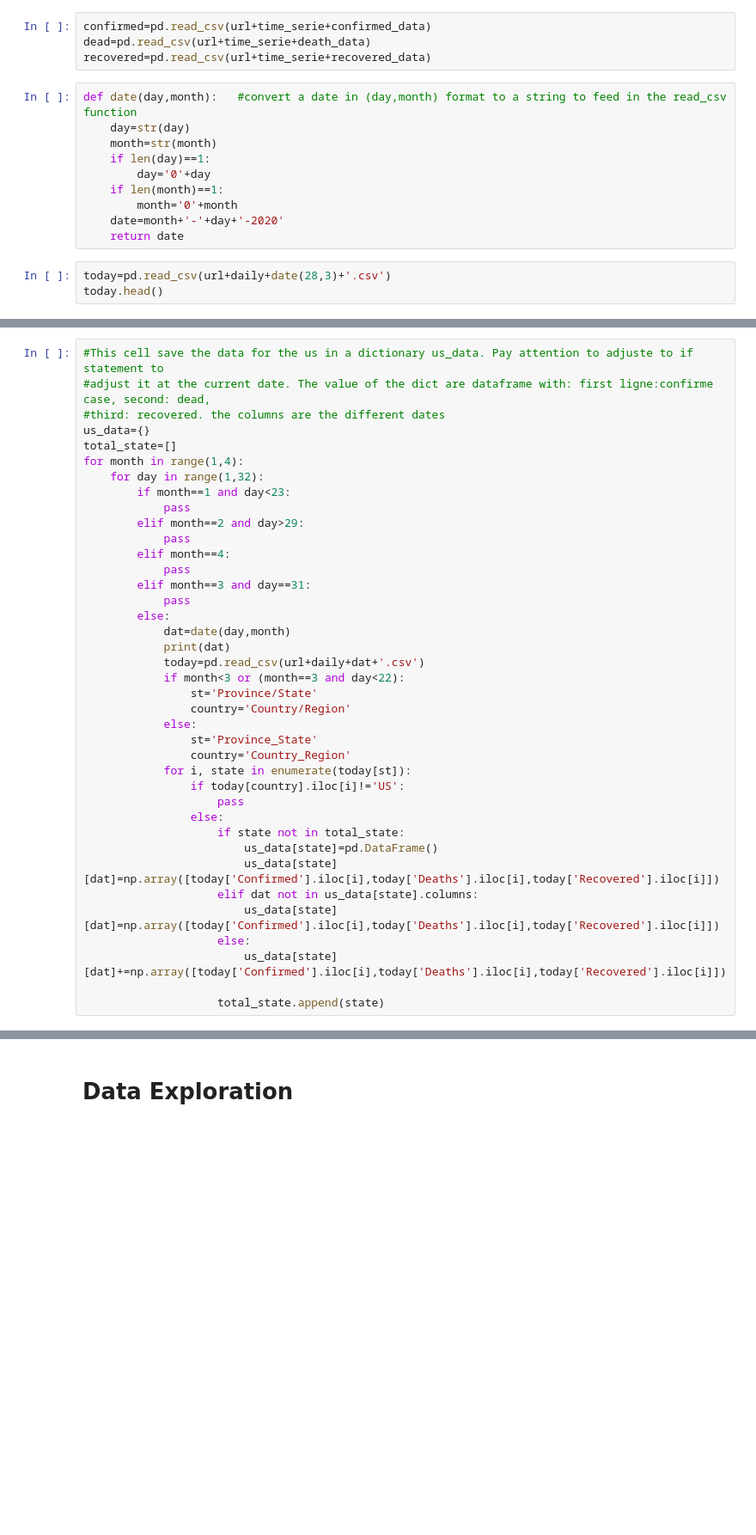
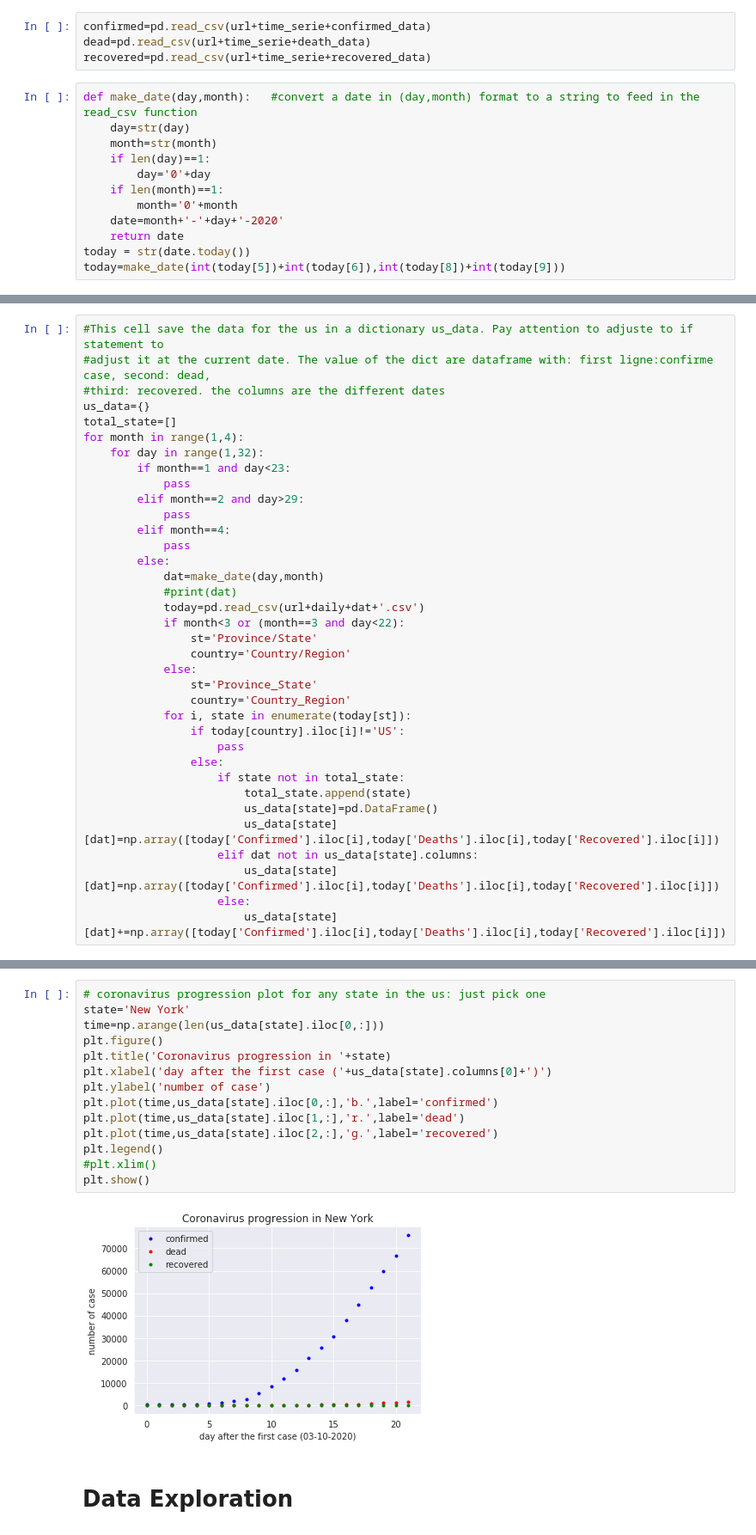
Before and after one commit to orielkiss/covid19, a Jupyter notebook: Covid_Data_Exploration.ipynb, the cells around one changed output, grey strips where cells are left out. Shown at 86% size. Saved outputs shown, nothing was run; the diff lists cells and outputs as text; blank space fills up the shorter version.

```diff
--- a/Covid_Data_Exploration.ipynb
+++ b/Covid_Data_Exploration.ipynb
@@ -21,7 +22,7 @@ confirmed=pd.read_csv(url+time_serie+confirmed_data)
 dead=pd.read_csv(url+time_serie+death_data)
 recovered=pd.read_csv(url+time_serie+recovered_data)
 # %%
-def date(day,month):   #convert a date in (day,month) format to a string to feed in the read_csv function
+def make_date(day,month):   #convert a date in (day,month) format to a string to feed in the read_csv function
     day=str(day)
     month=str(month)
     if len(day)==1:
@@ -30,6 +31,5 @@ def date(day,month):   #convert a date in (day,month) format to a string to feed
         month='0'+month
     date=month+'-'+day+'-2020'
     return date
+today = str(date.today())
+today=make_date(int(today[5])+int(today[6]),int(today[8])+int(today[9]))
-# %%
-today=pd.read_csv(url+daily+date(28,3)+'.csv')
-today.head()
@@ -54,11 +47,9 @@ for month in range(1,4):
             pass
         elif month==4:
             pass
-        elif month==3 and day==31:
-            pass
         else:
-            dat=date(day,month)
-            print(dat)
+            dat=make_date(day,month)
+            #print(dat)
             today=pd.read_csv(url+daily+dat+'.csv')
             if month<3 or (month==3 and day<22):
                 st='Province/State'
@@ -71,11 +62,10 @@ for month in range(1,4):
                     pass
                 else:
                     if state not in total_state:
+                        total_state.append(state)
                         us_data[state]=pd.DataFrame()
                         us_data[state][dat]=np.array([today['Confirmed'].iloc[i],today['Deaths'].iloc[i],today['Recovered'].iloc[i]])
                     elif dat not in us_data[state].columns:
                         us_data[state][dat]=np.array([today['Confirmed'].iloc[i],today['Deaths'].iloc[i],today['Recovered'].iloc[i]])
                     else:
                         us_data[state][dat]+=np.array([today['Confirmed'].iloc[i],today['Deaths'].iloc[i],today['Recovered'].iloc[i]])
-
-                    total_state.append(state)
@@ -108,3 +72,19 @@ us_data['Iowa']
+# %%
+# coronavirus progression plot for any state in the us: just pick one
+state='New York'
+time=np.arange(len(us_data[state].iloc[0,:]))
+plt.figure()
+plt.title('Coronavirus progression in '+state)
+plt.xlabel('day after the first case ('+us_data[state].columns[0]+')')
+plt.ylabel('number of case')
+plt.plot(time,us_data[state].iloc[0,:],'b.',label='confirmed')
+plt.plot(time,us_data[state].iloc[1,:],'r.',label='dead')
+plt.plot(time,us_data[state].iloc[2,:],'g.',label='recovered')
+plt.legend()
+#plt.xlim()
+plt.show()
+# %% [output]
+[figure, added]
 # %% [markdown]
 # Data Exploration
 # %%
```
Also changed, not shown: parts of 9 cells of this notebook, 1 other file.
